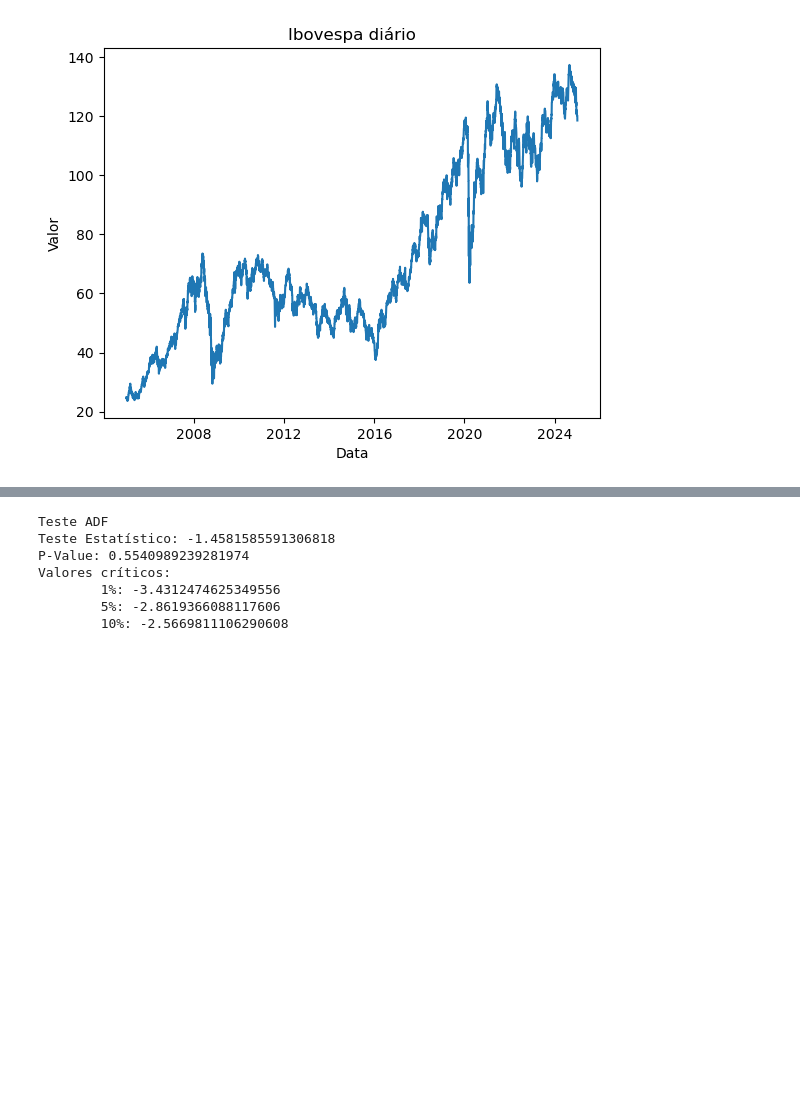
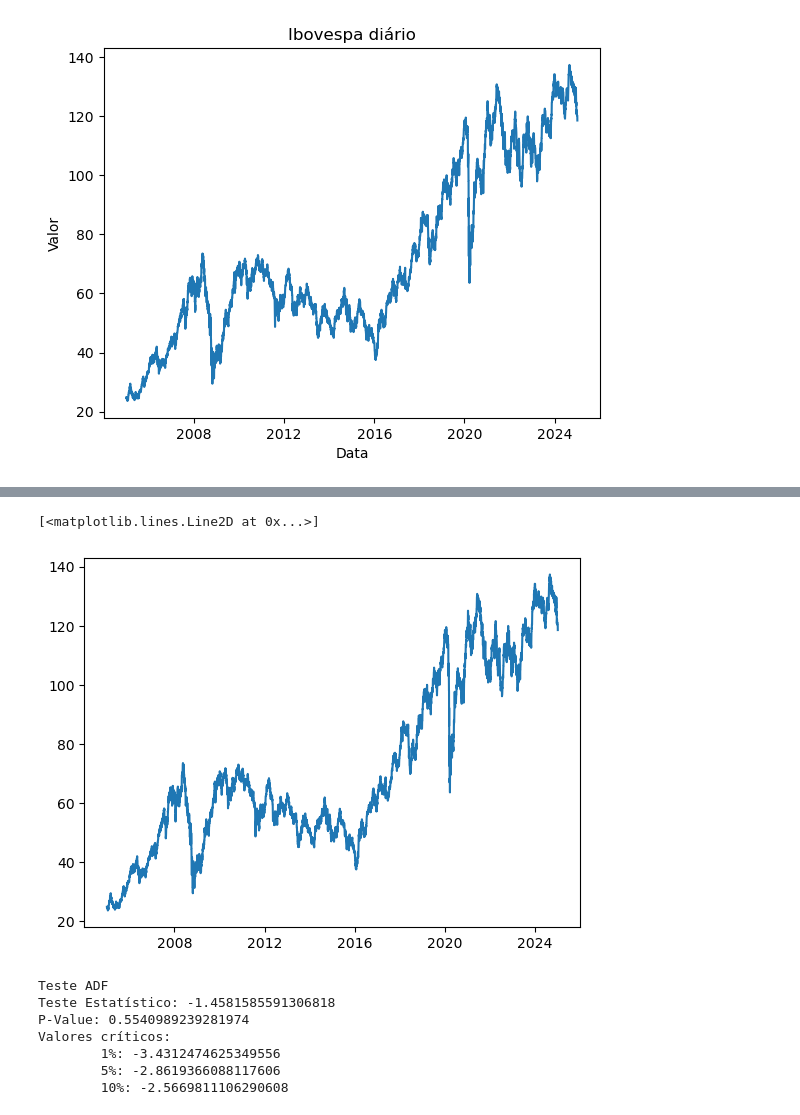
Before and after one commit to Data-Analitycs-Pos-Tech-Fiap/Ibovespa-prev, a Jupyter notebook: ibov-prev.ipynb, the cells around one changed output, grey strips where cells are left out. Drawn from its saved outputs; the diff is of its cells as text; code cells hidden in the pictures; blank space fills up the shorter version.

```diff
--- a/ibov-prev.ipynb
+++ b/ibov-prev.ipynb
@@ -164,3 +181,8 @@ plt.tight_layout()
+# %%
+plt.plot(df1.index, df1.y)
+# %% [output]
+[<matplotlib.lines.Line2D at 0x...>]
+[figure, added]
 # %%
 from statsmodels.tsa.stattools import adfuller
 # %%
```
Also changed, not shown: parts of 6 cells of this notebook.
